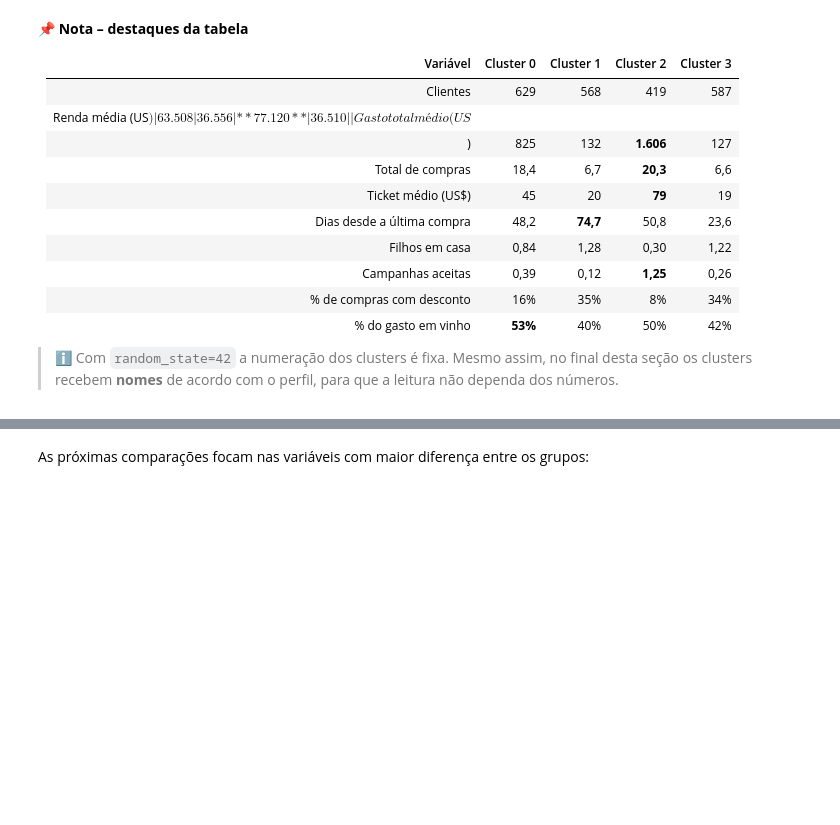
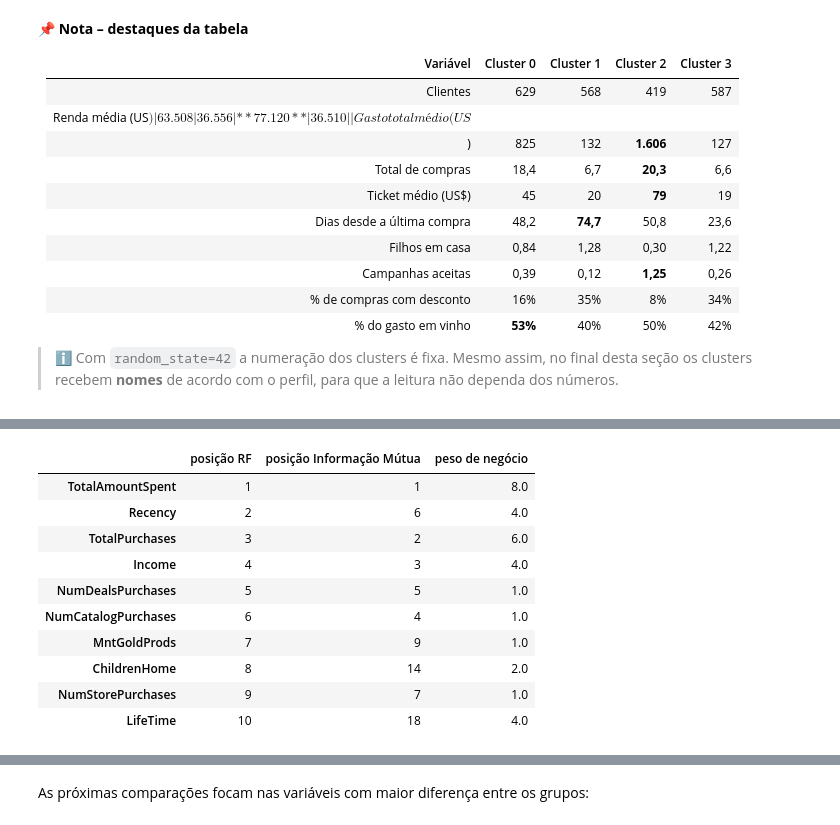
Before and after one commit to RafaelSilva89/Analise_de_clusters_para_segmentar_os_clientes, a Jupyter notebook: Notebooks/Análise de Segmentação de Clientes - v2.ipynb, the cells around one changed output, grey strips where cells are left out. Cells and saved outputs as stored; diff of their text form; code cells hidden in the pictures; blank space fills up the shorter version.

```diff
--- a/Notebooks/Análise de Segmentação de Clientes - v2.ipynb
+++ b/Notebooks/Análise de Segmentação de Clientes - v2.ipynb
@@ -1545,0 +1658,20 @@ df_final.groupby('cluster').mean()
+# %%
+# Comparação dos dois rankings com os pesos de negócio
+comparacao_selecao = pd.DataFrame({
+    'posição RF': importances.rank(ascending=False).astype(int),
+    'posição Informação Mútua': df_scores.set_index('feature')['score'].rank(ascending=False, method='first').astype(int),
+    'peso de negócio': pd.Series(PESOS),
+}).fillna({'peso de negócio': 1}).sort_values('posição RF')
+comparacao_selecao.head(10)
+# %% [output]
+|  | posição RF | posição Informação Mútua | peso de negócio |
+| TotalAmountSpent | 1 | 1 | 8.0 |
+| Recency | 2 | 6 | 4.0 |
+| TotalPurchases | 3 | 2 | 6.0 |
+| Income | 4 | 3 | 4.0 |
+| NumDealsPurchases | 5 | 5 | 1.0 |
+| NumCatalogPurchases | 6 | 4 | 1.0 |
+| MntGoldProds | 7 | 9 | 1.0 |
+| ChildrenHome | 8 | 14 | 2.0 |
+| NumStorePurchases | 9 | 7 | 1.0 |
+| LifeTime | 10 | 18 | 4.0 |
```
Also changed, not shown: parts of 28 cells of this notebook, 4 other files.
